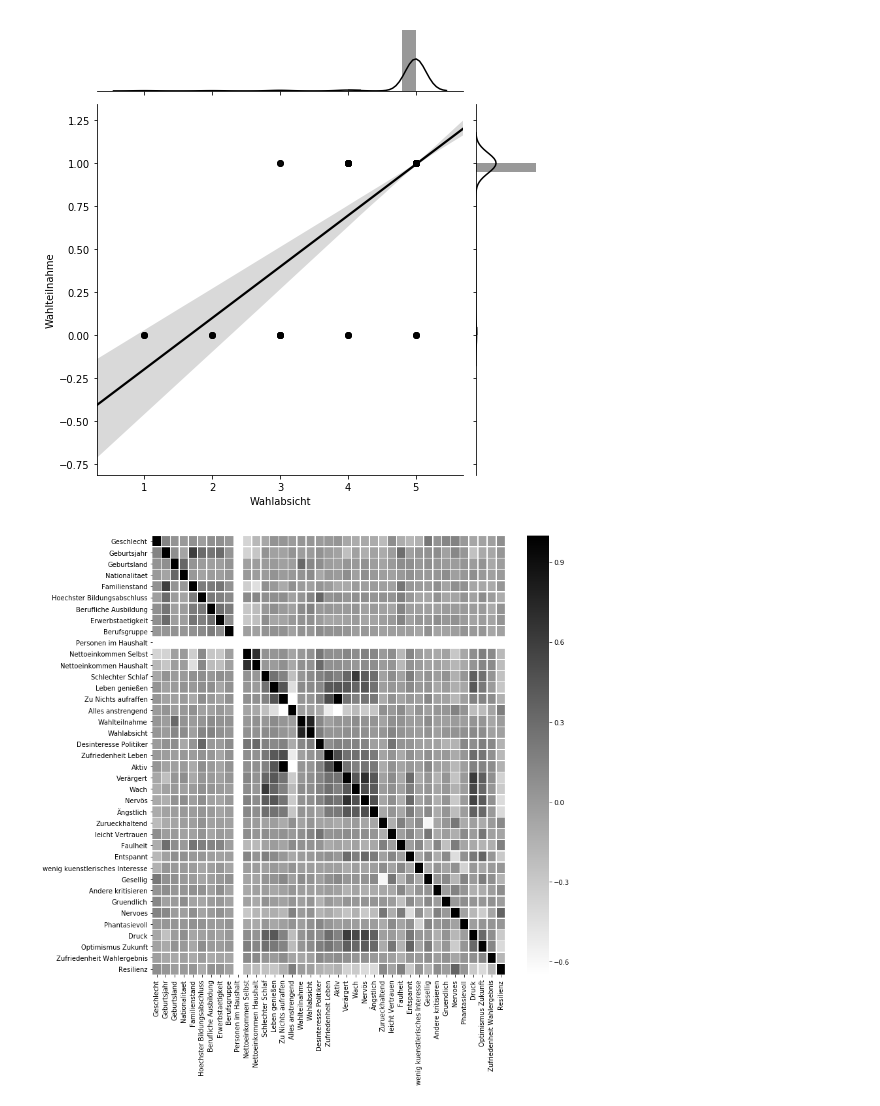
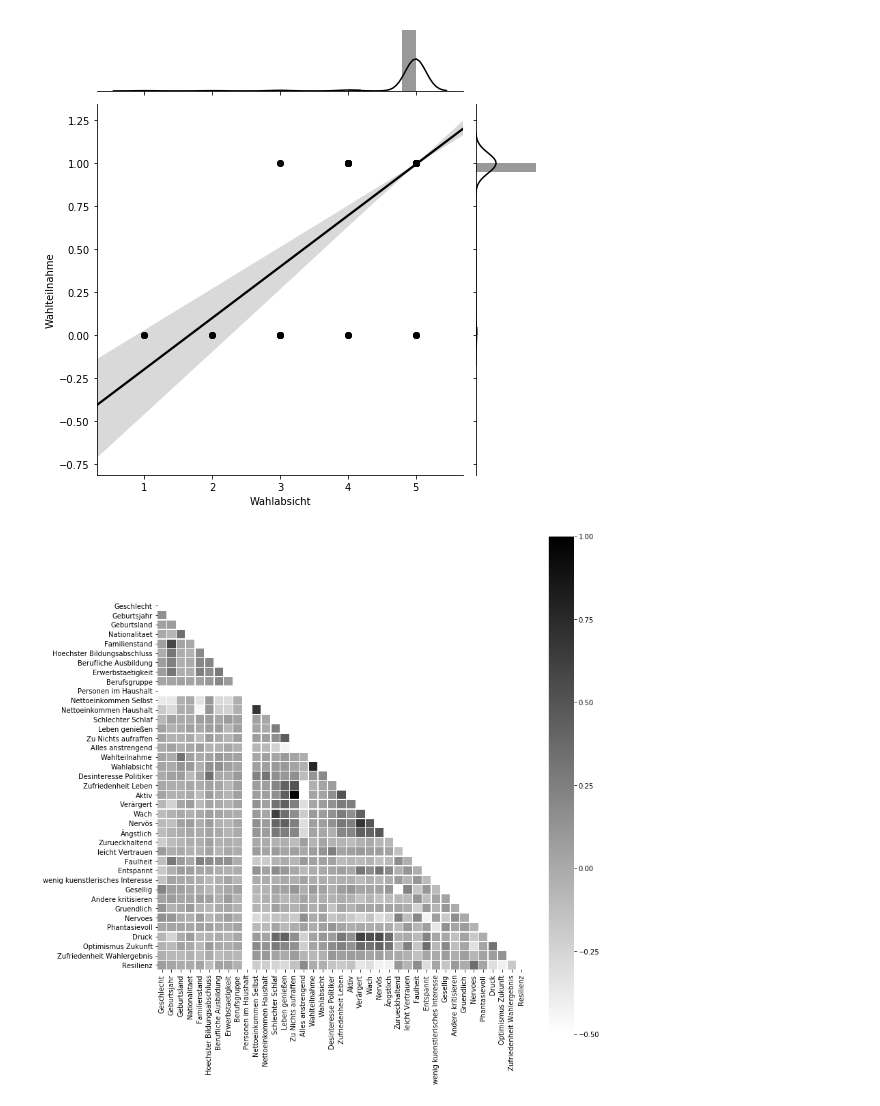
Before and after one commit to laksannathan/maximal-representative-sampling, a Jupyter notebook: src/More Visualization.ipynb, the cells around one changed output. Saved outputs shown, nothing was run; the diff lists cells and outputs as text; code cells hidden in the pictures.

Commit message:
add github description to appendix and move figures too

```diff
--- a/src/More Visualization.ipynb
+++ b/src/More Visualization.ipynb
@@ -16,6 +15,9 @@ path = Path(os.getcwd()).parent
 
 gbs = pd.read_csv(os.path.join(path, 'data/gbs_processed.csv'), encoding = "ISO-8859-1", delimiter = ',')
 gesis = pd.read_csv(os.path.join(path, 'data/gesis_processed.csv'), encoding = "ISO-8859-1", delimiter = ',')
+# %%
+gesis.drop(['GESIS-CODE'], axis=1, inplace=True)
+gbs.drop(['GBS-CODE'], axis=1, inplace=True)
 # %%
 fig, axs = plt.subplots(ncols=2, figsize=(12,12))
 
@@ -78,22 +80,30 @@ g = sns.jointplot("Wahlabsicht", "Wahlteilnahme", data=gbs, kind="reg",
                   color="black", height=7)
 # %% [output]
 [figure]
+# %%
+gbs.drop(['Gruppe'], axis=1, inplace=True)
+
+mask = np.zeros_like(corr)
+mask[np.triu_indices_from(mask)] = True
 # %%
 fig = plt.figure(figsize = (12,12))
 ax = fig.gca()
 
 corr = gbs.corr()
 sns.heatmap(corr,
             cmap='binary',
+            mask=mask,
+            square=True,
             linewidths=.5,
+            vmin=-0.5, vmax=1,
             xticklabels=corr.columns.values,
             yticklabels=corr.columns.values)
 
 plt.tight_layout()
 plt.savefig(os.path.join(path, 'tex/fig/gbs_corr.png'))
 plt.show()
 # %% [output]
-[figure, old version]
+[figure, new version]
 # %%
 fig = plt.figure(figsize = (12,12))
 ax = fig.gca()
```
Also changed, not shown: parts of 4 cells of this notebook, 25 other files.
